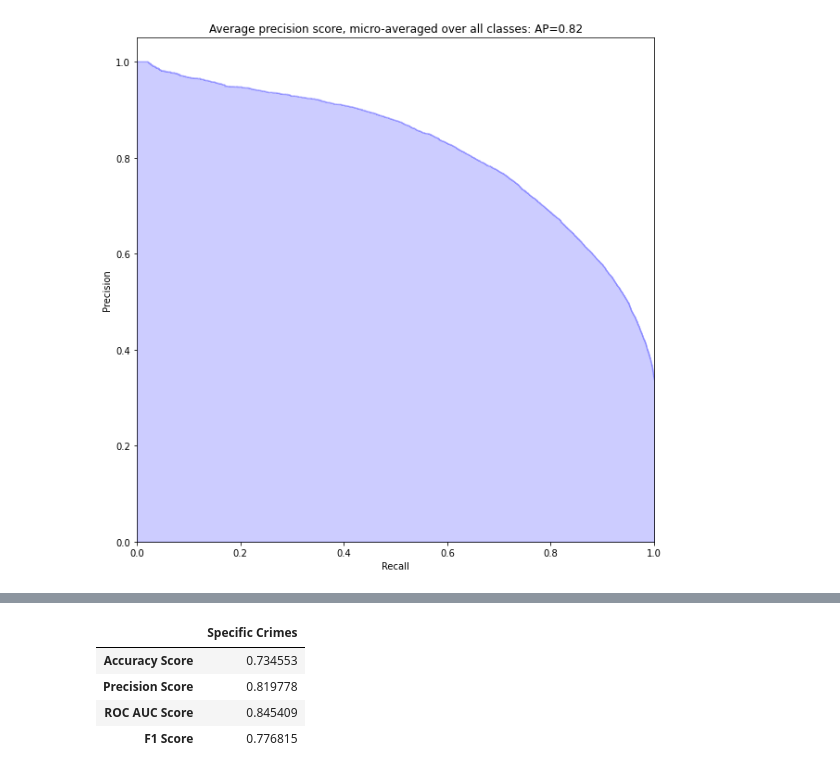
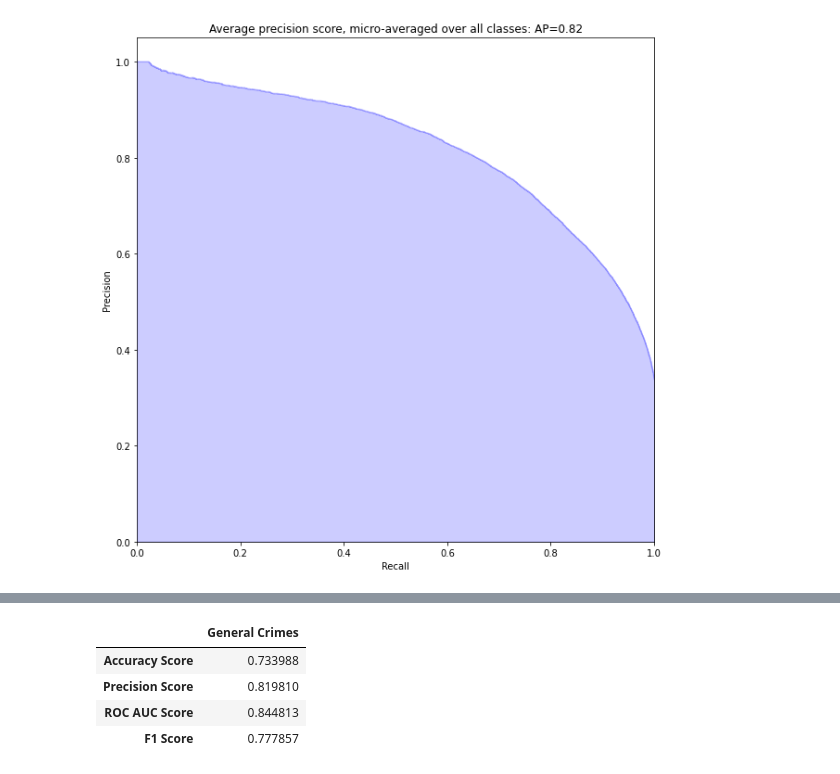
Before and after one commit to hudsonbat/Data-205, a Jupyter notebook: MCCrime_NN2.ipynb, the cells around one changed output, grey strips where cells are left out. Drawn from its saved outputs; the diff is of its cells as text; code cells hidden in the pictures.

Commit message:
final general crime nn model

```diff
--- a/MCCrime_NN2.ipynb
+++ b/MCCrime_NN2.ipynb
@@ -535,14 +535,14 @@ avg_precision = avg_precision.get('micro')
 avg_recall = getAvgRecall(y_test_other, np.argmax(predictions,axis=1))
 f1 = 2*(avg_recall*avg_precision)/(avg_recall + avg_precision)
 # %%
-results = pd.DataFrame({'Specific Crimes': [avg_acc, avg_precision, avg_auc, f1]})
+results = pd.DataFrame({'General Crimes': [avg_acc, avg_precision, avg_auc, f1]})
 
 results.index = ['Accuracy Score', 'Precision Score','ROC AUC Score',' F1 Score']
 
 results
 # %% [output]
-|  | Specific Crimes |
-| Accuracy Score | 0.734553 |
-| Precision Score | 0.819778 |
-| ROC AUC Score | 0.845409 |
-| F1 Score | 0.776815 |
+|  | General Crimes |
+| Accuracy Score | 0.733988 |
+| Precision Score | 0.819810 |
+| ROC AUC Score | 0.844813 |
+| F1 Score | 0.777857 |
```
Also changed, not shown: parts of 9 cells of this notebook.
